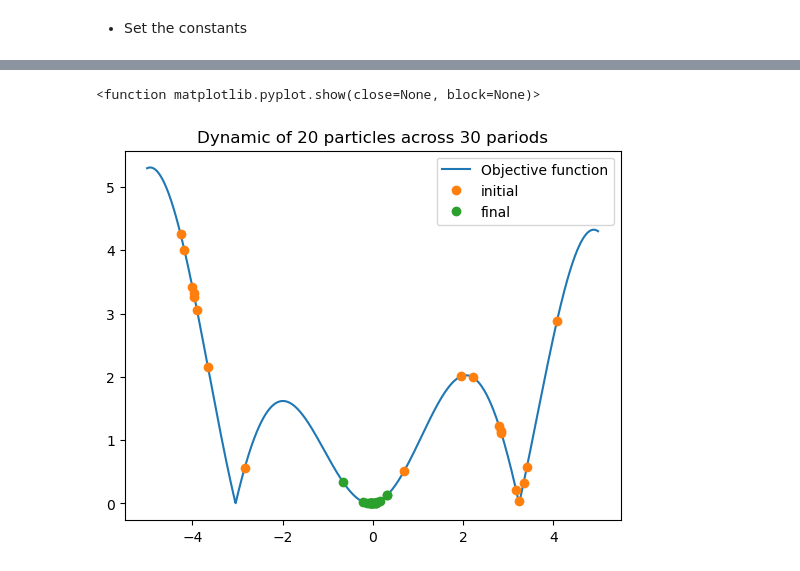
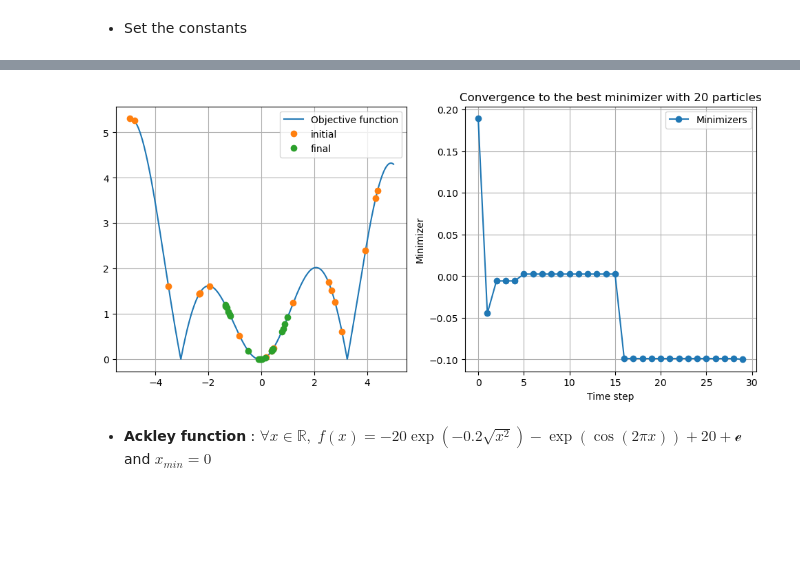
Before and after one commit to MohamedKeteb/optimization_pso_cbo, a Jupyter notebook: simulate_pso.ipynb, the cells around one changed output, grey strips where cells are left out. Cells and saved outputs as stored; diff of their text form; code cells hidden in the pictures; blank space fills up the shorter version.

```diff
--- a/simulate_pso.ipynb
+++ b/simulate_pso.ipynb
@@ -123,11 +155,7 @@ gbest, dynamic = run_pso() # run the algorithm
-# %%
-x1 = np.arange(x_inf, x_sup, 0.01)
-plt.plot(x1, function(x1), label = 'Objective function')
-plt.title('Dynamic of 20 particles across 30 pariods')
-plt.plot(dynamic[0], function(dynamic[0]), marker='o', ls = '', label = 'initial')
-plt.plot(dynamic[-1], function(dynamic[-1]), marker='o', ls = '', label = 'final')
-plt.legend()
-plt.show
-# %% [output]
-<function matplotlib.pyplot.show(close=None, block=None)>
-[figure, removed]
+# %%
+function = alpine
+visualize_pso(N, T, c1, c2, w, k, x_inf, x_sup, function)
+# %% [output]
+[figure, added]
+# %% [markdown]
+- **Ackley function** : $\forall x \in \mathbb{R},\; f(x) = -20\exp(-0.2\sqrt{x^2})-\exp(\cos(2\pi x))+20+ \mathcal{e}$ and $x_{min} = 0$
```
Also changed, not shown: parts of 29 cells of this notebook.
